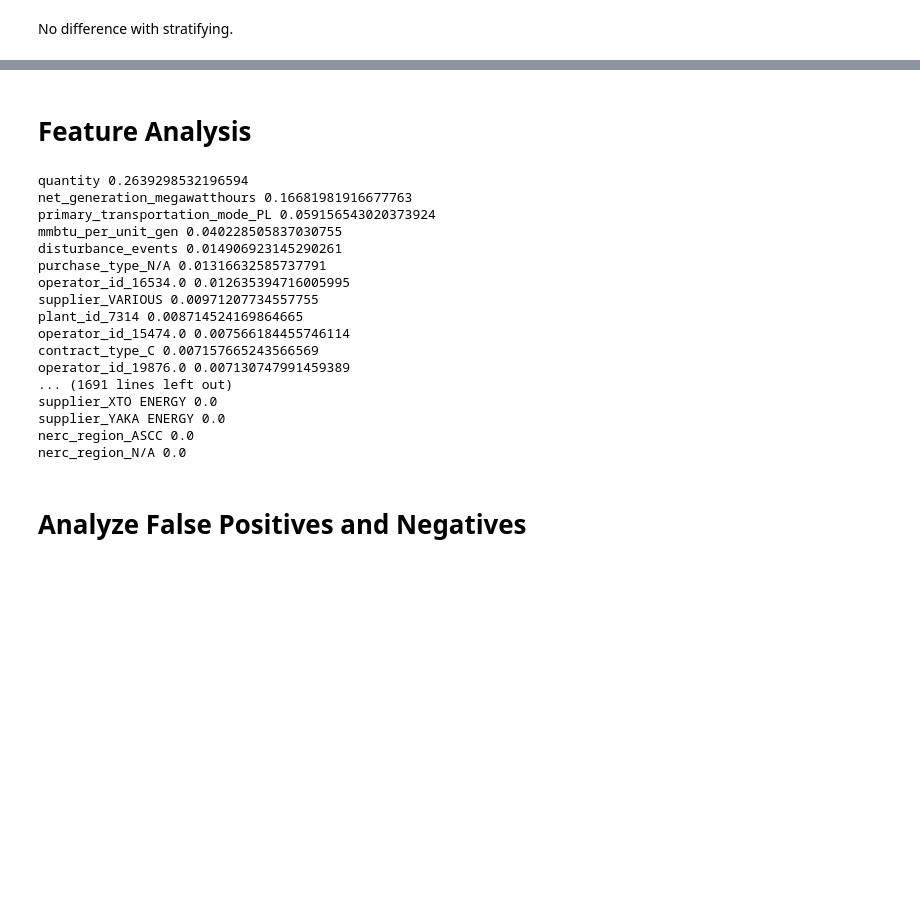
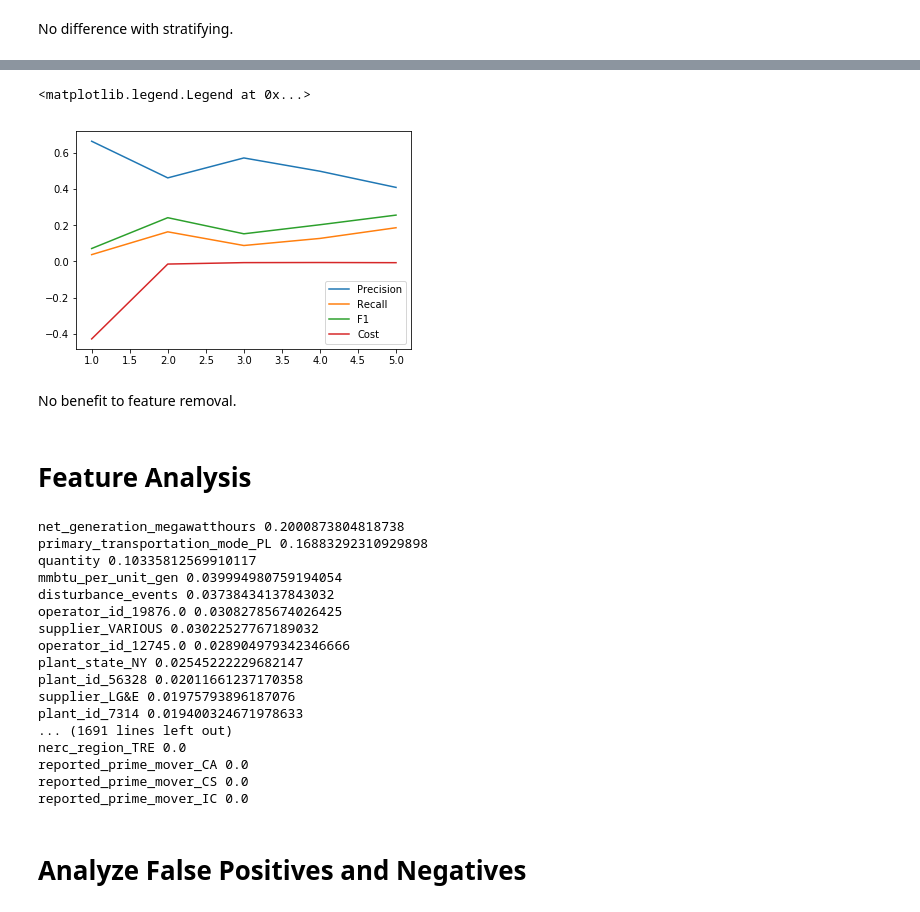
Before and after one commit to ortsed/eia-fuel-costs, a Jupyter notebook: 4-Natural-Gas-Analysis.ipynb, the cells around one changed output, grey strips where cells are left out. Drawn from its saved outputs; the diff is of its cells as text; code cells hidden in the pictures; blank space fills up the shorter version.

```diff
--- a/4-Natural-Gas-Analysis.ipynb
+++ b/4-Natural-Gas-Analysis.ipynb
@@ -486,0 +495,16 @@ No difference with stratifying.
+# %%
+X, y = get_xy()
+updated_fields = list(X.columns)
+for a,b in sorted(zip(X.columns, results.feature_importances_), key=lambda x: x[1], reverse=True):
+    if b == 0:
+        updated_fields.remove(a)
+# %%
+scores = []
+
+for train_index, test_index in folds.split(X[updated_fields]):
+    X_train, X_test = X.iloc[train_index], X.iloc[test_index]
+    y_train, y_test = y.iloc[train_index], y.iloc[test_index]
+
+    model = DecisionTreeClassifier(random_state=23, max_depth=10)
+    y_pred = model.fit(X_train, y_train).predict(X_test)
+    scores.append(get_scores(y_test, y_pred, X_test))
@@ -487,26 +529,38 @@ No difference with stratifying.
+# %%
+xs = list(range(1,6))
+plt.plot(xs, [x["precision"] for x in scores], label="Precision")
+plt.plot(xs, [x["recall"] for x in scores], label="Recall")
+plt.plot(xs, [x["f1"] for x in scores], label="F1")
+plt.plot(xs, [x["cost"] for x in scores], label="Cost")
+plt.legend()
+# %% [output]
+<matplotlib.legend.Legend at 0x...>
+[figure, added]
+# %% [markdown]
+No benefit to feature removal.
 # %% [markdown]
 # Feature Analysis
 # %%
 for a,b in sorted(zip(X.columns, results.feature_importances_), key=lambda x: x[1], reverse=True):
     print(a,b)
 # %% [output]
-quantity 0.2639298532196594
-net_generation_megawatthours 0.16681981916677763
-primary_transportation_mode_PL 0.059156543020373924
-mmbtu_per_unit_gen 0.040228505837030755
-disturbance_events 0.014906923145290261
-purchase_type_N/A 0.01316632585737791
-operator_id_16534.0 0.012635394716005995
-supplier_VARIOUS 0.00971207734557755
-plant_id_7314 0.008714524169864665
-operator_id_15474.0 0.007566184455746114
-contract_type_C 0.007157665243566569
-operator_id_19876.0 0.007130747991459389
+net_generation_megawatthours 0.2000873804818738
+primary_transportation_mode_PL 0.16883292310929898
+quantity 0.10335812569910117
+mmbtu_per_unit_gen 0.039994980759194054
+disturbance_events 0.03738434137843032
+operator_id_19876.0 0.03082785674026425
+supplier_VARIOUS 0.03022527767189032
+operator_id_12745.0 0.028904979342346666
+plant_state_NY 0.02545222229682147
+plant_id_56328 0.02011661237170358
+supplier_LG&E 0.01975793896187076
+plant_id_7314 0.019400324671978633
 ... (1691 lines left out)
-supplier_XTO ENERGY 0.0
-supplier_YAKA ENERGY 0.0
-nerc_region_ASCC 0.0
-nerc_region_N/A 0.0
+nerc_region_TRE 0.0
+reported_prime_mover_CA 0.0
+reported_prime_mover_CS 0.0
+reported_prime_mover_IC 0.0
 # %% [markdown]
 # Analyze False Positives and Negatives
 # %%
```
Also changed, not shown: parts of 27 cells of this notebook, 7 other files.
